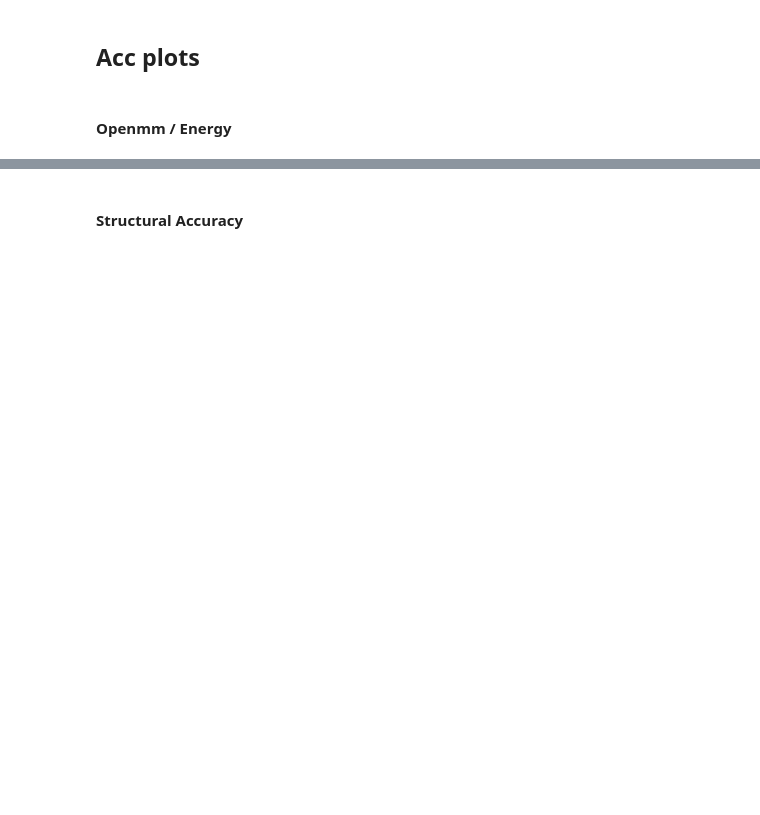
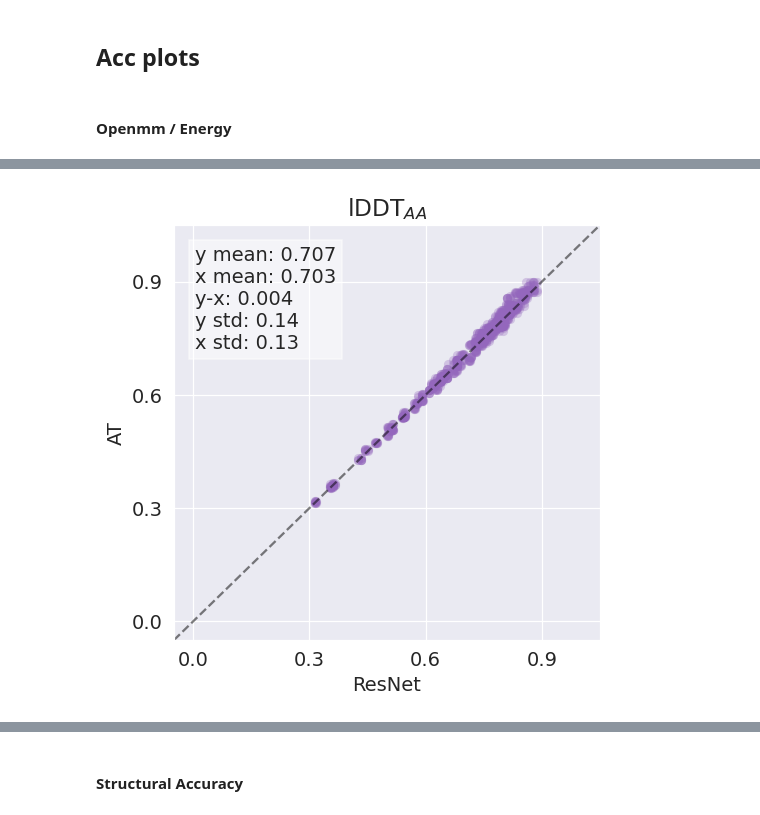
Before and after one commit to jonathanking/openfold, a Jupyter notebook: jk_research/evaluations/aim3a/230921_evaluation_Aims3AB.ipynb, the cells around one changed output, grey strips where cells are left out. Drawn from its saved outputs; the diff is of its cells as text; code cells hidden in the pictures; blank space fills up the shorter version.

```diff
--- a/jk_research/evaluations/aim3a/230921_evaluation_Aims3AB.ipynb
+++ b/jk_research/evaluations/aim3a/230921_evaluation_Aims3AB.ipynb
@@ -547,8 +527,8 @@ for runtype in dataframe_meta_dict.keys():
     print(runtype)
     for seed in range(3):
         model_name = dataframe_meta_dict[runtype]['seeds'][seed]['name']
-        dataframe_meta_dict[runtype]['seeds'][seed]['test_pred'] = df_dict[(model_name, 'test', 'pred')]
-        dataframe_meta_dict[runtype]['seeds'][seed]['test_pred_relaxed'] = df_dict[(model_name, 'test', 'pred_relaxed')]
+        dataframe_meta_dict[runtype]['seeds'][seed]['test'] = df_dict[(model_name, 'test')]
+        dataframe_meta_dict[runtype]['seeds'][seed]['val'] = df_dict[(model_name, 'val',)]
 
         # if "finetuning" in model_name:
         #     dataframe_meta_dict[runtype][model_name]['name'] = "AF2"
@@ -568,15 +548,15 @@ for runtype in dataframe_meta_dict.keys():
         # dataframe_meta_dict[runtype][model_name]['val_true'] = df_dict[(model_name, 'val', 'true')]
 
     dataframe_meta_dict[runtype]['combined'] = {
-        'test_pred':
-        pd.concat((dataframe_meta_dict[runtype]['seeds'][0]['test_pred'],
-                   dataframe_meta_dict[runtype]['seeds'][1]['test_pred'],
-                   dataframe_meta_dict[runtype]['seeds'][2]['test_pred']),
+        'test':
+        pd.concat((dataframe_meta_dict[runtype]['seeds'][0]['test'],
+                   dataframe_meta_dict[runtype]['seeds'][1]['test'],
+                   dataframe_meta_dict[runtype]['seeds'][2]['test']),
                   axis=0),
-        'test_pred_relaxed':
-        pd.concat((dataframe_meta_dict[runtype]['seeds'][0]['test_pred_relaxed'],
-                   dataframe_meta_dict[runtype]['seeds'][1]['test_pred_relaxed'],
-                   dataframe_meta_dict[runtype]['seeds'][2]['test_pred_relaxed']),
+        'val':
+        pd.concat((dataframe_meta_dict[runtype]['seeds'][0]['val'],
+                   dataframe_meta_dict[runtype]['seeds'][1]['val'],
+                   dataframe_meta_dict[runtype]['seeds'][2]['val']),
                   axis=0),
     }
 
@@ -836,0 +784,73 @@ make_accuracy_plot(dfs['AF2 + scnmin']['combined']['test_pred'],
+# %%
+make_accuracy_plot(dfs['ResNet']['combined']['test'],
+                   dfs['AT']['combined']['test'],
+                   'ResNet',
+                   'AT',
+                   "test",
+                   metric='lddt_aa',
+                   size=5,
+                   nbins=4,
+                   save_prefix='lddt_aa_comparison_RNAT',
+                   color='tab:purple',
+                   alpha=.3)
+
+make_accuracy_plot(dfs['ResNet']['combined']['test'],
+                   dfs['AT']['combined']['test'],
+                   'ResNet',
+                   'AT',
+                   "test",
+                   metric='angle_mae',
+                   size=5,
+                   nbins=4,
+                   save_prefix='angle_mae_comparison_RNAT',
+                   color='tab:purple',
+                   alpha=.3)
+
+make_accuracy_plot(dfs['ResNet']['combined']['test'],
+                   dfs['AT']['combined']['test'],
+                   'ResNet',
+                   'AT',
+                   "test",
+                   metric='x1_mae',
+                   size=5,
+                   nbins=4,
+                   save_prefix='x1_mae_comparison_RNAT',
+                   color='tab:purple',
+                   alpha=.3)
+
+make_accuracy_plot(dfs['ResNet']['combined']['test'],
+                   dfs['AT']['combined']['test'],
+                   'ResNet',
+                   'AT',
+                   "test",
+                   metric='x2_mae',
+                   size=5,
+                   nbins=4,
+                   save_prefix='x2_mae_comparison_RNAT',
+                   color='tab:purple',
+                   alpha=.3)
+
+make_accuracy_plot(dfs['ResNet']['combined']['test'],
+                   dfs['AT']['combined']['test'],
+                   'ResNet',
+                   'AT',
+                   "test",
+                   metric='x3_mae',
+                   size=5,
+                   nbins=4,
+                   save_prefix='x3_mae_comparison_RNAT',
+                   color='tab:purple',
+                   alpha=.3)
+
+make_accuracy_plot(dfs['ResNet']['combined']['test'],
+                   dfs['AT']['combined']['test'],
+                   'ResNet',
+                   'AT',
+                   "test",
+                   metric='x4_mae',
+                   size=5,
+                   nbins=4,
+                   save_prefix='x4_mae_comparison_RNAT',
+                   color='tab:purple',
+                   alpha=.3)
+# %% [output]
@@ -836,0 +858 @@ make_accuracy_plot(dfs['AF2 + scnmin']['combined']['test_pred'],
+[figure, added]
```
Also changed, not shown: parts of 43 cells of this notebook, 3 other files.
